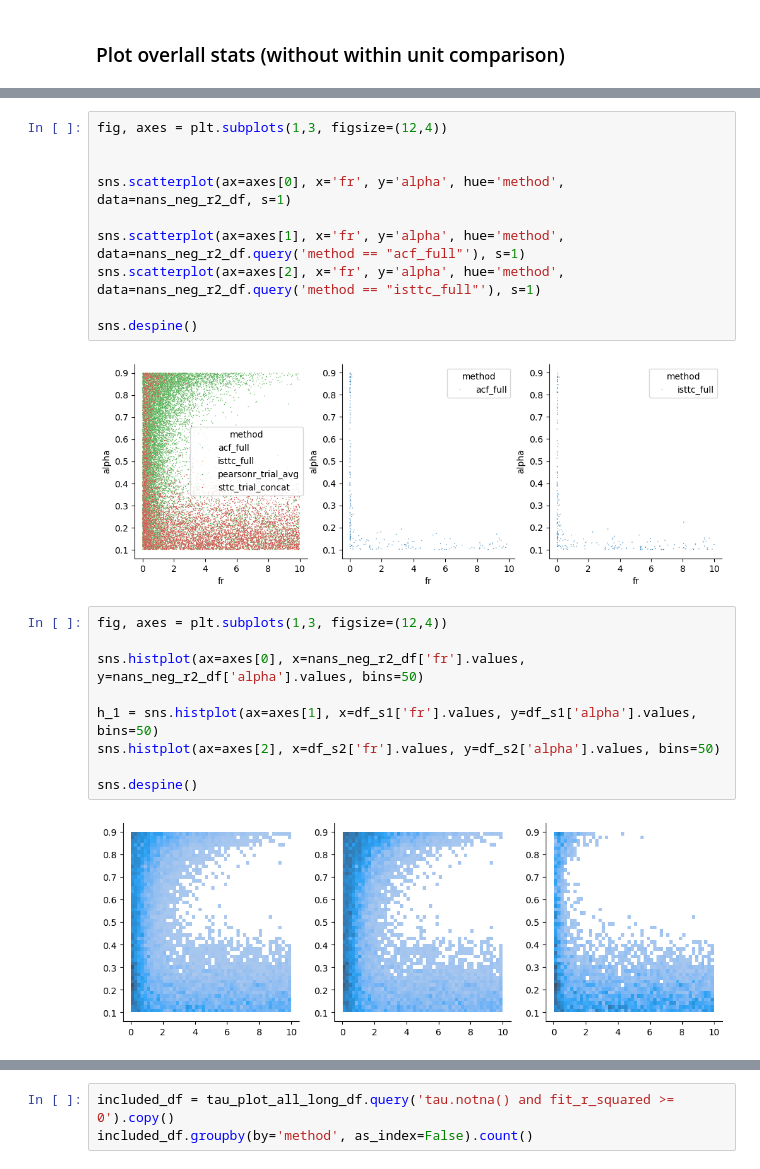
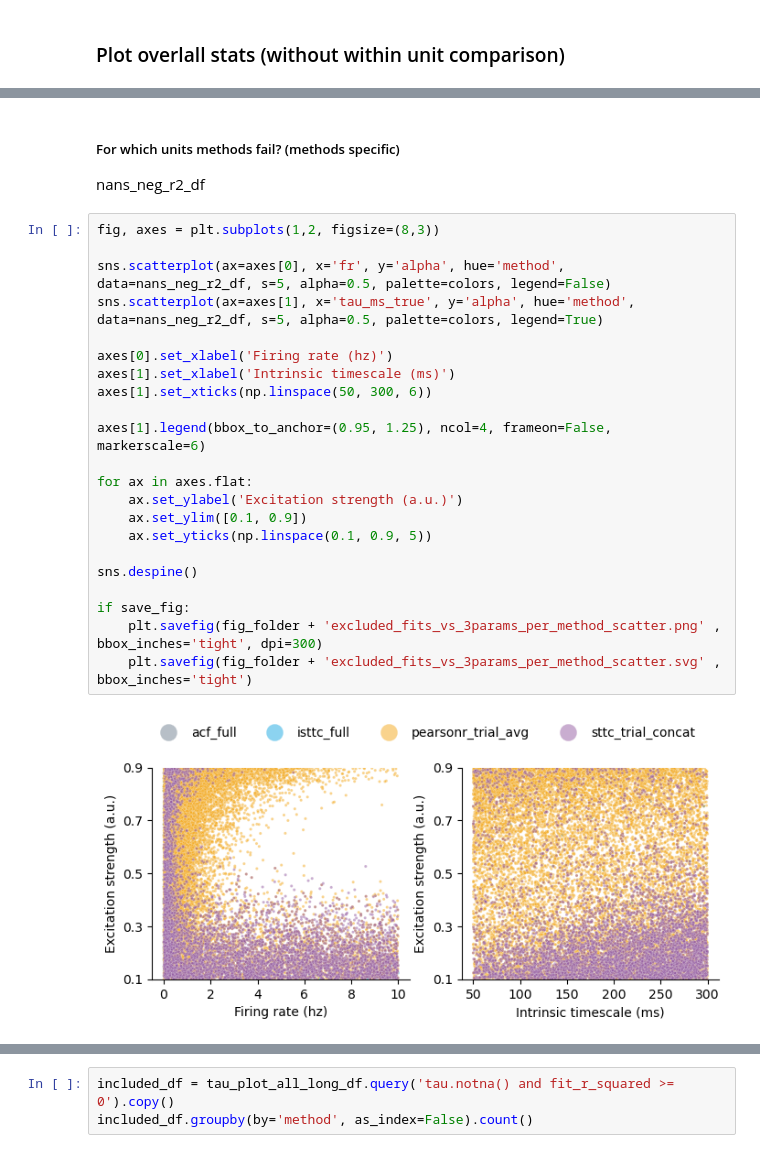
Before and after one commit to iinnpp/isttc, a Jupyter notebook: notebooks/synthetic/plot_taus_parametric_inclusion.ipynb, the cells around one changed output, grey strips where cells are left out. Saved outputs shown, nothing was run; the diff lists cells and outputs as text.

```diff
--- a/notebooks/synthetic/plot_taus_parametric_inclusion.ipynb
+++ b/notebooks/synthetic/plot_taus_parametric_inclusion.ipynb
@@ -332,23 +386,28 @@ sns.despine()
-# %%
-fig, axes = plt.subplots(1,3, figsize=(12,4))
-
-
-sns.scatterplot(ax=axes[0], x='fr', y='alpha', hue='method', data=nans_neg_r2_df, s=1)
-
-sns.scatterplot(ax=axes[1], x='fr', y='alpha', hue='method', data=nans_neg_r2_df.query('method == "acf_full"'), s=1)
-sns.scatterplot(ax=axes[2], x='fr', y='alpha', hue='method', data=nans_neg_r2_df.query('method == "isttc_full"'), s=1)
-
-sns.despine()
-# %% [output]
-[figure, removed]
-# %%
-fig, axes = plt.subplots(1,3, figsize=(12,4))
-
-sns.histplot(ax=axes[0], x=nans_neg_r2_df['fr'].values, y=nans_neg_r2_df['alpha'].values, bins=50)
-
-h_1 = sns.histplot(ax=axes[1], x=df_s1['fr'].values, y=df_s1['alpha'].values, bins=50)
-sns.histplot(ax=axes[2], x=df_s2['fr'].values, y=df_s2['alpha'].values, bins=50)
-
-sns.despine()
-# %% [output]
-[figure, removed]
+# %% [markdown]
+##### For which units methods fail? (methods specific)
+
+nans_neg_r2_df
+# %%
+fig, axes = plt.subplots(1,2, figsize=(8,3))
+
+sns.scatterplot(ax=axes[0], x='fr', y='alpha', hue='method', data=nans_neg_r2_df, s=5, alpha=0.5, palette=colors, legend=False)
+sns.scatterplot(ax=axes[1], x='tau_ms_true', y='alpha', hue='method', data=nans_neg_r2_df, s=5, alpha=0.5, palette=colors, legend=True)
+
+axes[0].set_xlabel('Firing rate (hz)')
+axes[1].set_xlabel('Intrinsic timescale (ms)')
+axes[1].set_xticks(np.linspace(50, 300, 6))
+
+axes[1].legend(bbox_to_anchor=(0.95, 1.25), ncol=4, frameon=False, markerscale=6)
+
+for ax in axes.flat:
+    ax.set_ylabel('Excitation strength (a.u.)')
+    ax.set_ylim([0.1, 0.9])
+    ax.set_yticks(np.linspace(0.1, 0.9, 5))
+
+sns.despine()
+
+if save_fig:
+    plt.savefig(fig_folder + 'excluded_fits_vs_3params_per_method_scatter.png' , bbox_inches='tight', dpi=300)
+    plt.savefig(fig_folder + 'excluded_fits_vs_3params_per_method_scatter.svg' , bbox_inches='tight')
+# %% [output]
+[figure, added]
```
Also changed, not shown: parts of 65 cells of this notebook, 2 other files.
